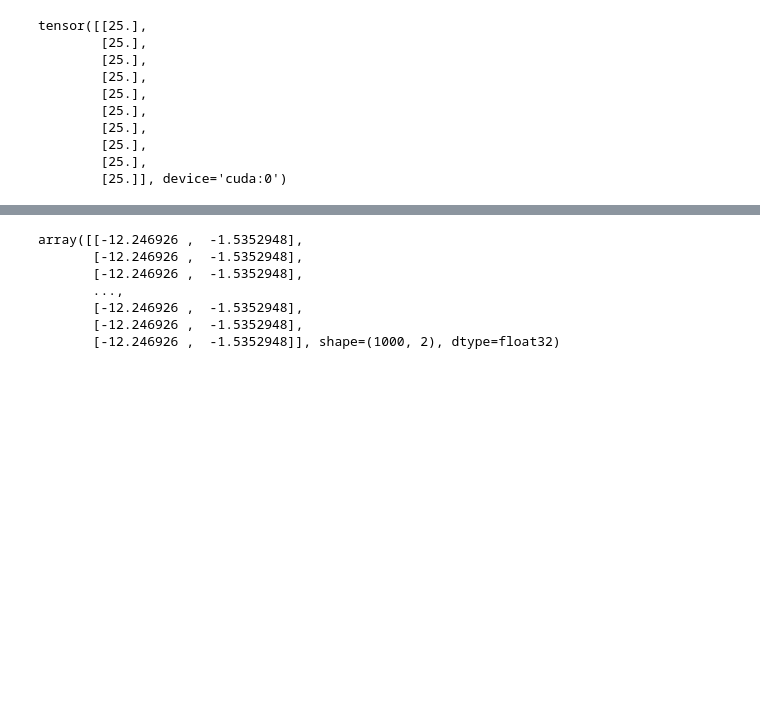
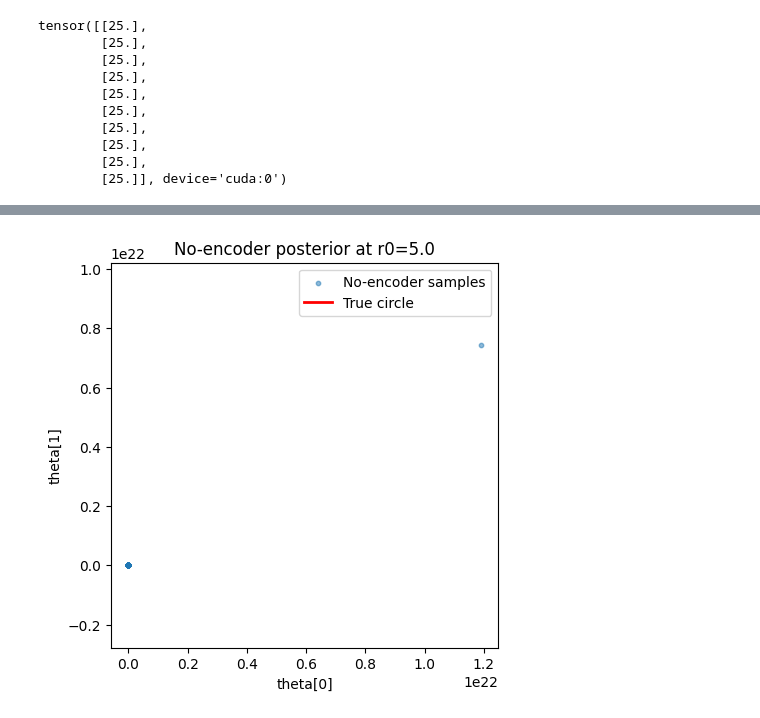
Before and after one commit to Chunyu-Hugh/cDiff, a Jupyter notebook: main_circle_adaptive.ipynb, the cells around one changed output, grey strips where cells are left out. Saved outputs shown, nothing was run; the diff lists cells and outputs as text; code cells hidden in the pictures; blank space fills up the shorter version.

```diff
--- a/main_circle_adaptive.ipynb
+++ b/main_circle_adaptive.ipynb
@@ -406,10 +390,29 @@ plt.show()
-# %%
-samples_noenc
-# %% [output]
-array([[-12.246926 ,  -1.5352948],
-       [-12.246926 ,  -1.5352948],
-       [-12.246926 ,  -1.5352948],
-       ...,
-       [-12.246926 ,  -1.5352948],
-       [-12.246926 ,  -1.5352948],
-       [-12.246926 ,  -1.5352948]], shape=(1000, 2), dtype=float32)
+# %%
+# No-encoder: sample at specific radius r0 and overlay true circle
+
+import os
+import torch
+import numpy as np
+import matplotlib.pyplot as plt
+r0_noenc = 5.0
+num_samples = 1000
+
+with torch.no_grad():
+    cond_noenc = torch.full((num_samples, 1), r0_noenc, device=device)
+    samples_noenc = posterior_big.sample(cond_noenc, num_steps=300).detach().cpu().numpy()
+
+ang = np.linspace(0, 2*np.pi, 400)
+true_x = r0_noenc * np.cos(ang)
+true_y = r0_noenc * np.sin(ang)
+
+plt.figure(figsize=(5,5))
+plt.scatter(samples_noenc[:,0], samples_noenc[:,1], s=10, alpha=0.5, label='No-encoder samples')
+plt.plot(true_x, true_y, 'r-', lw=2, label='True circle')
+plt.axis('equal')
+plt.xlabel('theta[0]')
+plt.ylabel('theta[1]')
+plt.title(f'No-encoder posterior at r0={r0_noenc}')
+plt.legend()
+plt.show()
+# %% [output]
+[figure, added]
```
Also changed, not shown: parts of 5 cells of this notebook, 2 other files.
